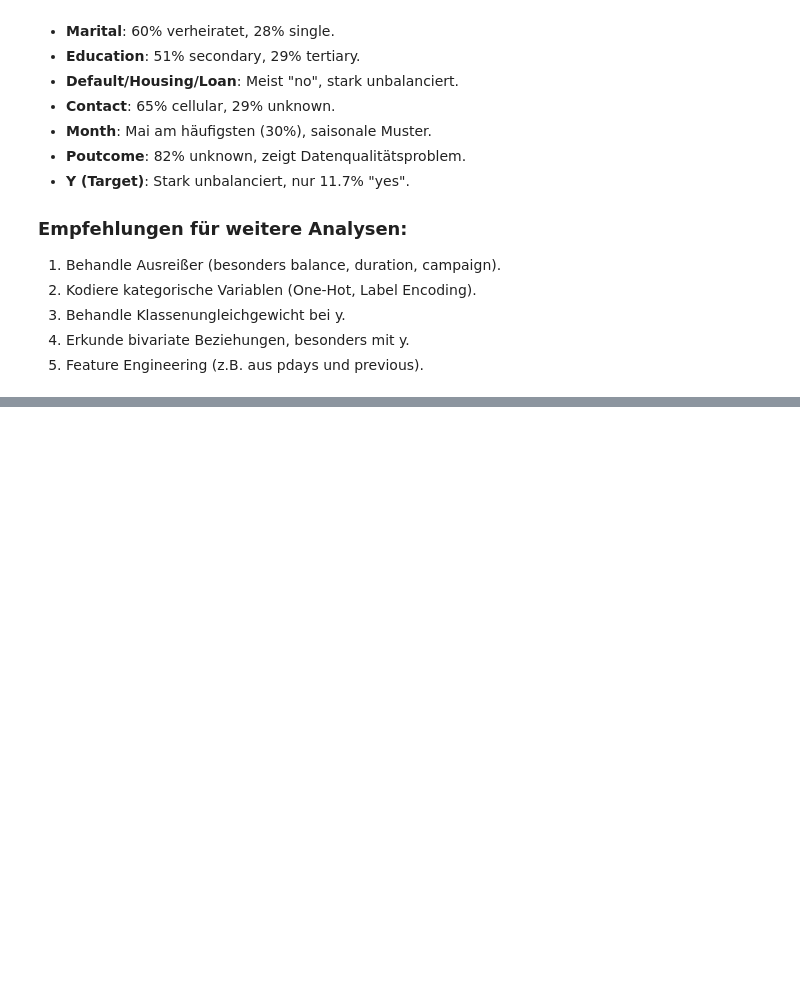
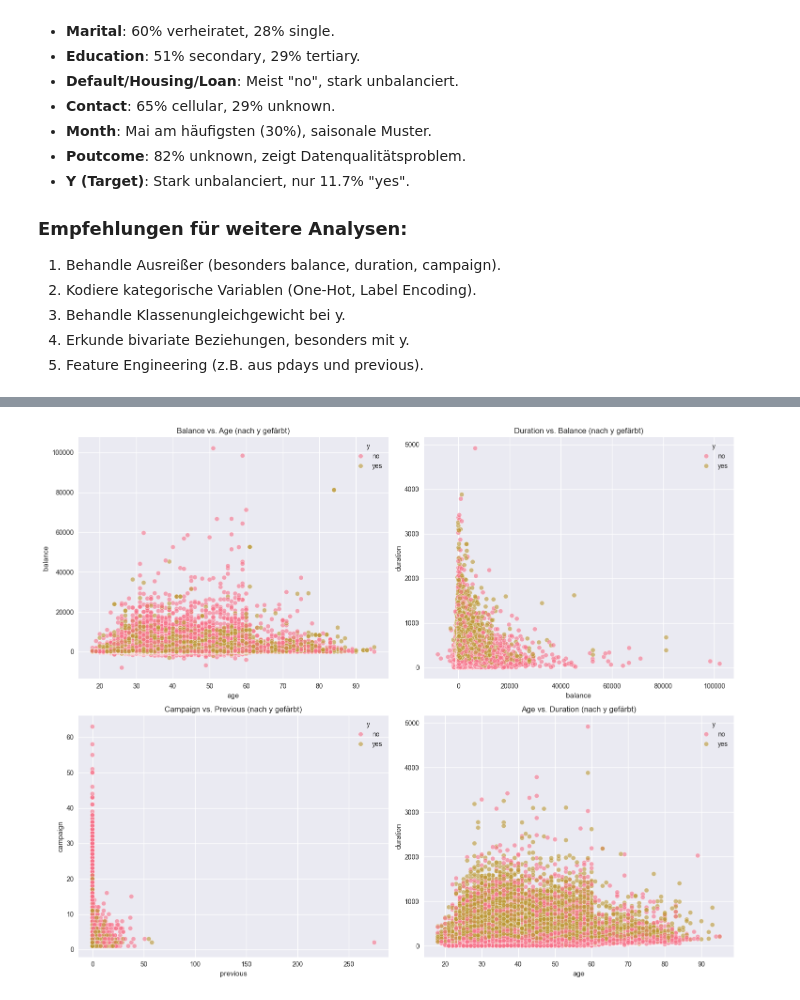
Before and after one commit to Krebsgamer22/bank-telemarketing-prediction, a Jupyter notebook: data-analysis.ipynb, the cells around one changed output, grey strips where cells are left out. Cells and saved outputs as stored; diff of their text form; code cells hidden in the pictures; blank space fills up the shorter version.

```diff
--- a/data-analysis.ipynb
+++ b/data-analysis.ipynb
@@ -491,0 +726,25 @@ yes: 7244 (16.02%)
+# %%
+# Scatterplots für wichtige numerische Beziehungen
+fig, axes = plt.subplots(2, 2, figsize=(15, 12))
+axes = axes.flatten()
+
+# Balance vs Age
+sns.scatterplot(x='age', y='balance', hue='y', data=df, ax=axes[0], alpha=0.6)
+axes[0].set_title('Balance vs. Age (nach y gefärbt)')
+
+# Duration vs Balance
+sns.scatterplot(x='balance', y='duration', hue='y', data=df, ax=axes[1], alpha=0.6)
+axes[1].set_title('Duration vs. Balance (nach y gefärbt)')
+
+# Campaign vs Previous
+sns.scatterplot(x='previous', y='campaign', hue='y', data=df, ax=axes[2], alpha=0.6)
+axes[2].set_title('Campaign vs. Previous (nach y gefärbt)')
+
+# Age vs Duration
+sns.scatterplot(x='age', y='duration', hue='y', data=df, ax=axes[3], alpha=0.6)
+axes[3].set_title('Age vs. Duration (nach y gefärbt)')
+
+plt.tight_layout()
+plt.show()
+# %% [output]
+[figure, added]
```
Also changed, not shown: parts of 15 cells of this notebook, 1 other file.
